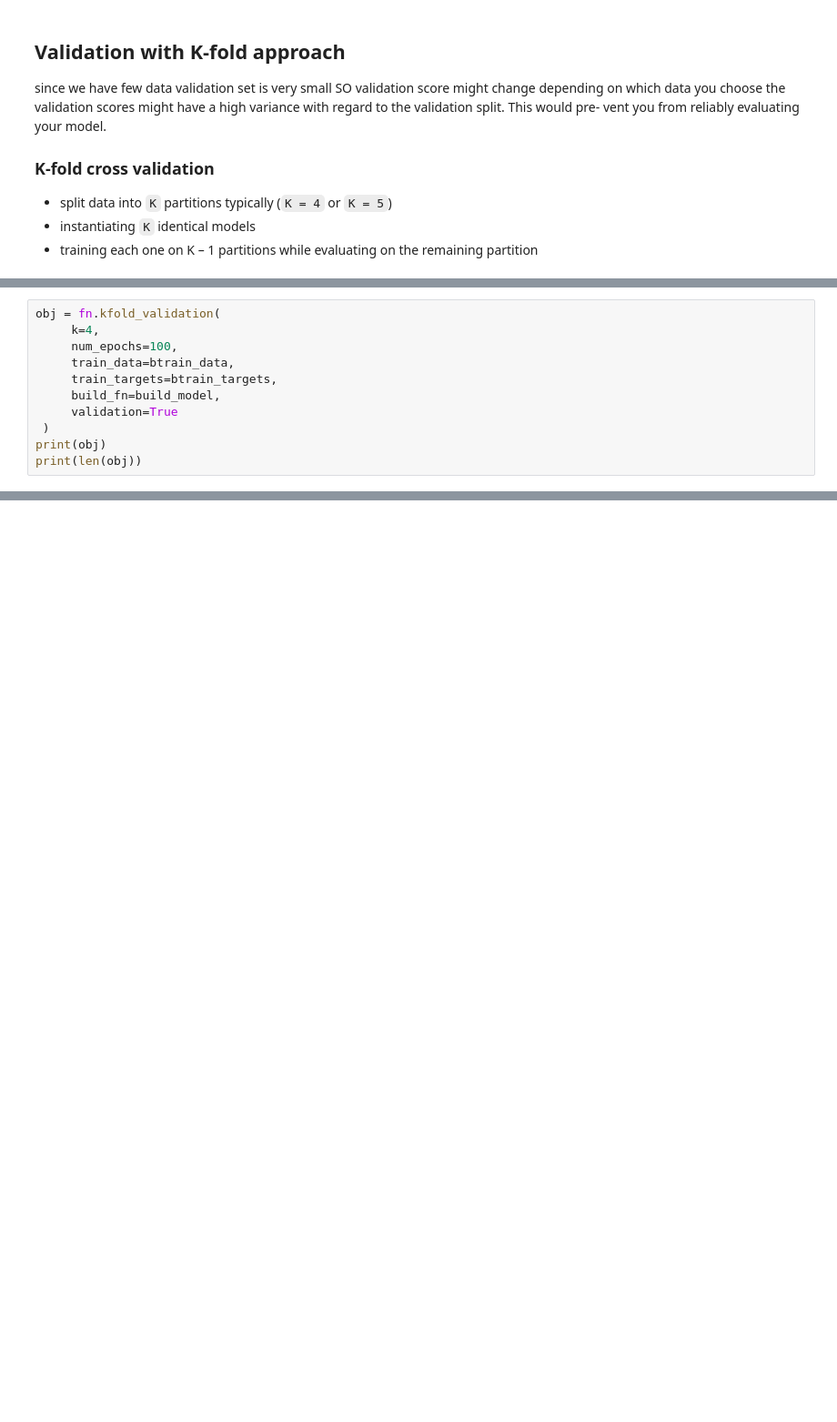
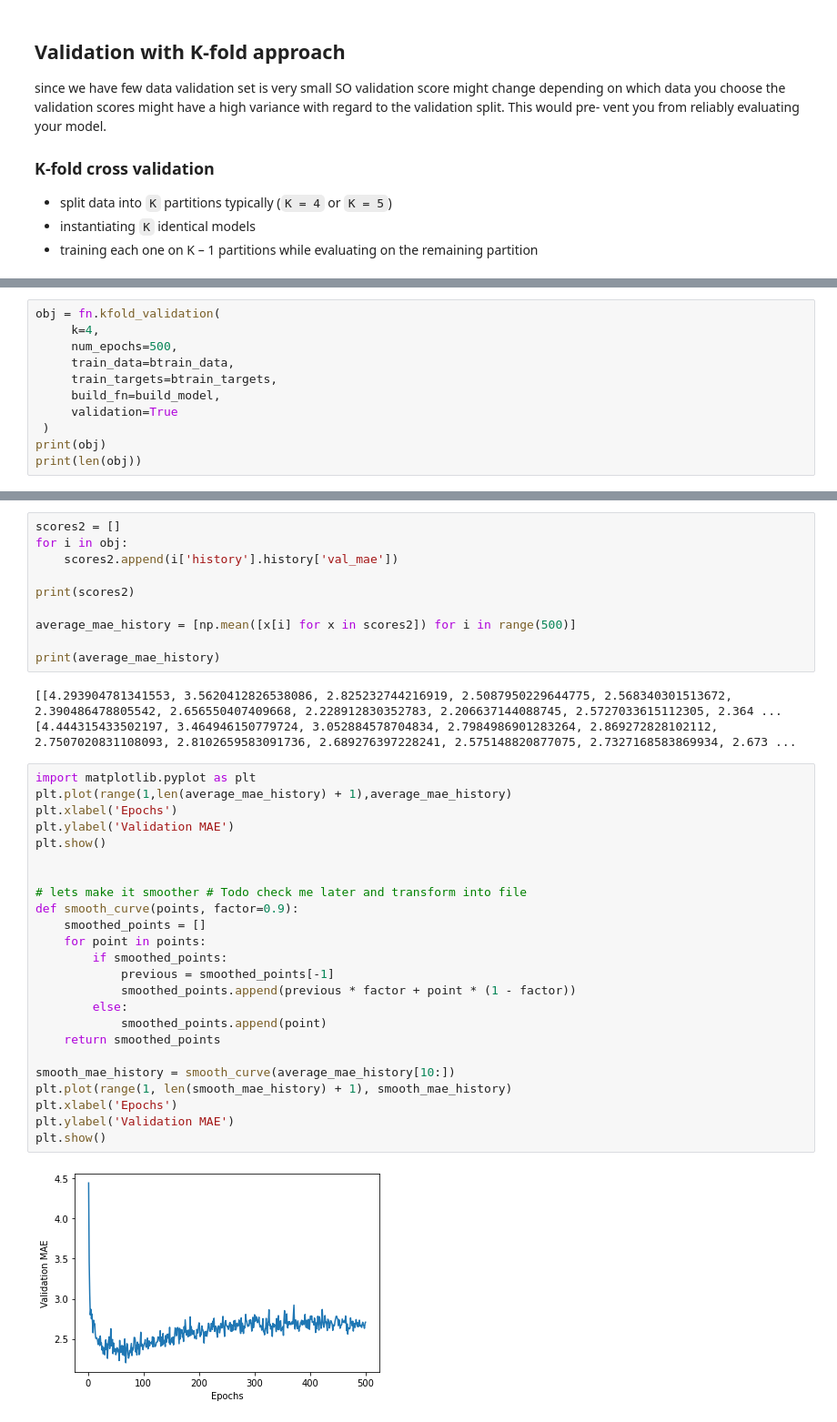
Before and after one commit to Mgrdich/deep_learning_python, a Jupyter notebook: neural_network_introduction/multiclass_classification.ipynb, the cells around one changed output, grey strips where cells are left out. Shown: that part at 91% size. Saved outputs shown, nothing was run; the diff lists cells and outputs as text; blank space fills up the shorter version.

```diff
--- a/neural_network_introduction/multiclass_classification.ipynb
+++ b/neural_network_introduction/multiclass_classification.ipynb
@@ -398,7 +396,7 @@ np.mean(scores)
 # %%
 obj = fn.kfold_validation(
      k=4,
-     num_epochs=100,
+     num_epochs=500,
      train_data=btrain_data,
      train_targets=btrain_targets,
      build_fn=build_model,
@@ -408,0 +414,39 @@ print(len(obj))
+# %%
+scores2 = []
+for i in obj:
+    scores2.append(i['history'].history['val_mae'])
+
+print(scores2)
+
+average_mae_history = [np.mean([x[i] for x in scores2]) for i in range(500)]
+
+print(average_mae_history)
+# %% [output]
+[[4.293904781341553, 3.5620412826538086, 2.825232744216919, 2.5087950229644775, 2.568340301513672, 2.390486478805542, 2.656550407409668, 2.228912830352783, 2.206637144088745, 2.5727033615112305, 2.364 ...
+[4.444315433502197, 3.464946150779724, 3.052884578704834, 2.7984986901283264, 2.869272828102112, 2.7507020831108093, 2.8102659583091736, 2.689276397228241, 2.575148820877075, 2.7327168583869934, 2.673 ...
+# %%
+import matplotlib.pyplot as plt
+plt.plot(range(1,len(average_mae_history) + 1),average_mae_history)
+plt.xlabel('Epochs')
+plt.ylabel('Validation MAE')
+plt.show()
+
+
+# lets make it smoother # Todo check me later and transform into file
+def smooth_curve(points, factor=0.9):
+    smoothed_points = []
+    for point in points:
+        if smoothed_points:
+            previous = smoothed_points[-1]
+            smoothed_points.append(previous * factor + point * (1 - factor))
+        else:
+            smoothed_points.append(point)
+    return smoothed_points
+
+smooth_mae_history = smooth_curve(average_mae_history[10:])
+plt.plot(range(1, len(smooth_mae_history) + 1), smooth_mae_history)
+plt.xlabel('Epochs')
+plt.ylabel('Validation MAE')
+plt.show()
+# %% [output]
+[figure, added]
```
Also changed, not shown: parts of 14 cells of this notebook, 1 other file.
